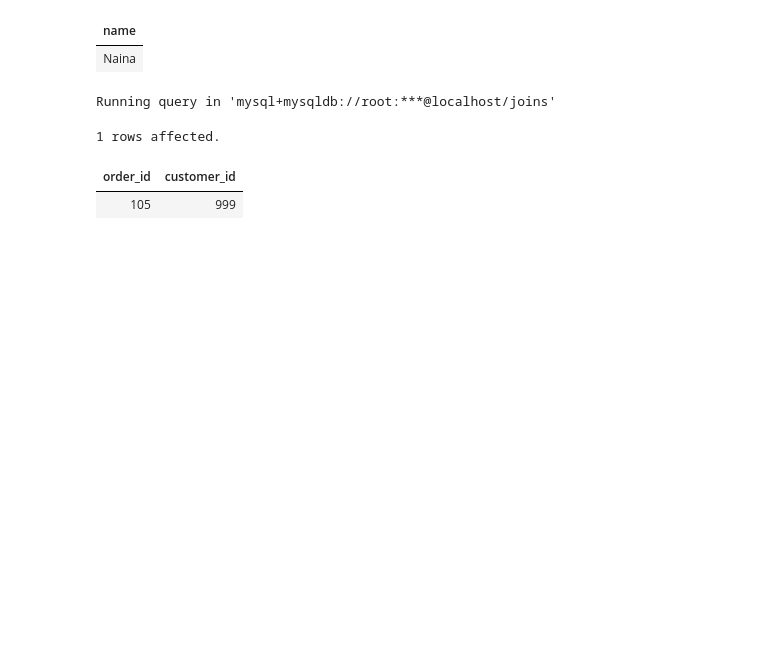
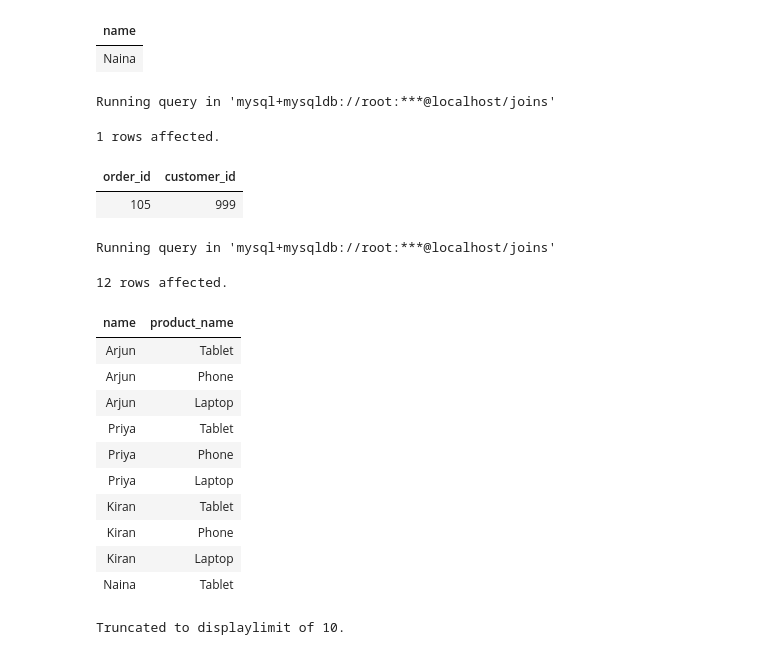
Before and after one commit to TheRajveerSingh/SQL-Journey-Basic-to-Advance, a Jupyter notebook: SQL-practice/MySQL/07_JOINSnotebook.ipynb, the cells around one changed output. Cells and saved outputs as stored; diff of their text form; code cells hidden in the pictures; blank space fills up the shorter version.

Commit message:
Updated JOINS notebook

```diff
--- a/SQL-practice/MySQL/07_JOINSnotebook.ipynb
+++ b/SQL-practice/MySQL/07_JOINSnotebook.ipynb
@@ -520,3 +517,24 @@ Running query in 'mysql+mysqldb://root:***@localhost/joins'
 1 rows affected.
 | order_id | customer_id |
 | 105 | 999 |
+# %%
+%%sql
+# Q10: Display every possible combination of customer and product (a full pairing list, regardless of any purchase history)
+# Use CROSS JOIN: there's no relationship column here, we deliberately want the cartesian product of all customers x all products
+SELECT c.name, p.product_name FROM Customers c
+CROSS JOIN Products p;
+# %% [output]
+Running query in 'mysql+mysqldb://root:***@localhost/joins'
+12 rows affected.
+| name | product_name |
+| Arjun | Tablet |
+| Arjun | Phone |
+| Arjun | Laptop |
+| Priya | Tablet |
+| Priya | Phone |
+| Priya | Laptop |
+| Kiran | Tablet |
+| Kiran | Phone |
+| Kiran | Laptop |
+| Naina | Tablet |
+Truncated to displaylimit of 10.
```
Also changed, not shown: parts of 6 cells of this notebook.
